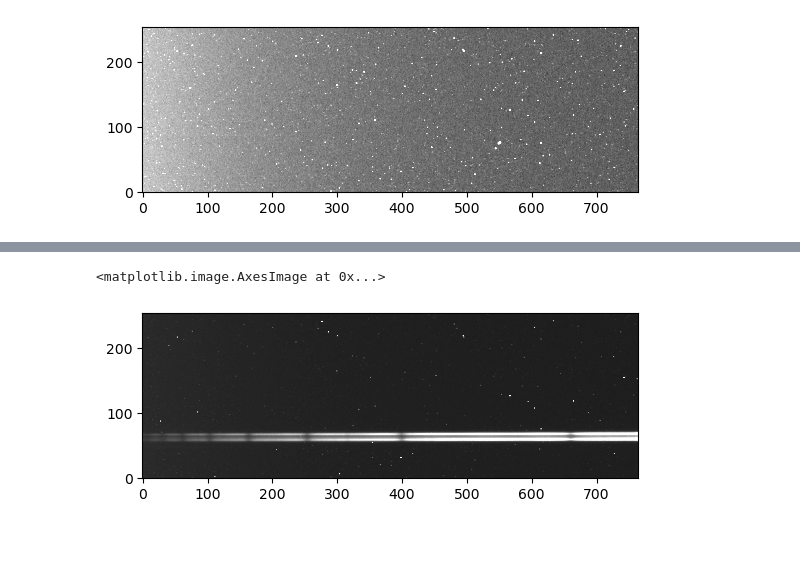
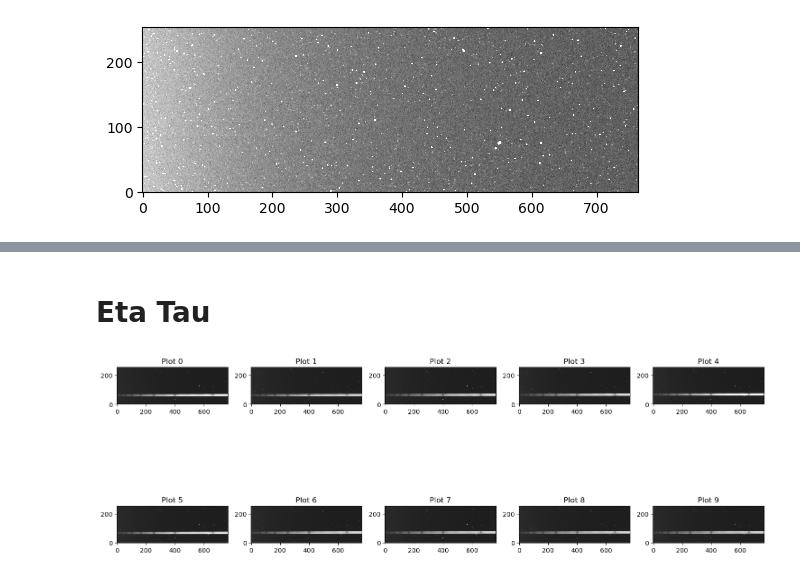
Before and after one commit to Zhengjingyi0823/AST443-Group5, a Jupyter notebook: AST443_lab3.ipynb, the cells around one changed output, grey strips where cells are left out. Drawn from its saved outputs; the diff is of its cells as text; code cells hidden in the pictures; blank space fills up the shorter version.

```diff
--- a/AST443_lab3.ipynb
+++ b/AST443_lab3.ipynb
@@ -72,0 +119,3 @@ plt.imshow(raw_darks_120[2], vmin=np.mean(raw_darks_120[2])-np.std(raw_darks_120
+# %%
+#Average the dark frames to create the master dark
+master_dark = np.median(raw_darks_120, axis=0)
@@ -74,7 +374,7 @@ plt.imshow(raw_darks_120[2], vmin=np.mean(raw_darks_120[2])-np.std(raw_darks_120
 #Open the 20tau light frame files and extract the data
 raw_20tau=[]
 
-for i in range(12):
+for i in range(10):
     if i < 10:
         tau20_file = f'{ownerpath}/Lab 3/20tau/pleiades_light/20tau_light_120s_.0000000{i}.FIT'
     elif i < 20 :
@@ -88,0 +427,19 @@ plt.imshow(raw_20tau[2], vmin=np.mean(raw_20tau[2])-(2*np.std(raw_20tau[2])),vma
+# %%
+# All light frames of 20 Tau
+fig, axes = plt.subplots(2, 5, figsize=(15, 9))  # 2 rows, 5 columns
+
+# Loop through each image and display it on a subplot
+for i, ax in enumerate(axes.flat):
+    if i < len(raw_20tau_cut):  # Ensure we're not going out of bounds
+        ax.imshow(
+            raw_20tau_cut[i],
+            vmin=np.mean(raw_20tau_cut[i]) - (2 * np.std(raw_20tau_cut[i])),
+            vmax=np.mean(raw_20tau_cut[i]) + (2 * np.std(raw_20tau_cut[i])),
+            cmap='gray',
+            origin='lower'
+        )
+        ax.set_title(f"File {i}")  # Title for each subplot
+        #ax.axis('off')  # Optionally hide the axis for cleaner look
+
+plt.tight_layout()  # Adjust spacing for a nicer layout
+plt.show()
@@ -88,0 +448,5 @@ plt.imshow(raw_20tau[2], vmin=np.mean(raw_20tau[2])-(2*np.std(raw_20tau[2])),vma
+# %%
+darksubtracted_20tau = []
+for i in range(10):
+    dark_sub=raw_20tau_cut[i]-darks_20tau_cut[i]
+    darksubtracted_20tau.append(dark_sub)
@@ -89,3 +493,5 @@ plt.imshow(raw_20tau[2], vmin=np.mean(raw_20tau[2])-(2*np.std(raw_20tau[2])),vma
+# %% [markdown]
+# Eta Tau
 # %%
 #Open the etatau light frame files and extract the data
 raw_etatau=[]
@@ -95,7 +501,19 @@ for i in range(10):
     taueta_file_data=fits.open(taueta_file)
     raw_etatau.append(taueta_file_data[0].data)
 # %%
-plt.imshow(raw_etatau[2], vmin=np.mean(raw_etatau[2])-np.std(raw_etatau[2]),vmax=np.mean(raw_etatau[2])+(5*np.std(raw_etatau[2])), cmap='gray', origin='lower')
+# All 10 light frames of eta Tau
+fig, axes = plt.subplots(2, 5, figsize=(15, 8))  # 2 rows, 5 columns grid for 10 plots
+axes = axes.ravel()  # Flatten the 2D array of axes to make indexing easier
+
+for i in range(10):  # Loop through the 10 indices (0 to 9)
+    axes[i].imshow(raw_etatau[i],
+                   vmin=np.mean(raw_etatau[i]) - np.std(raw_etatau[i]),
+                   vmax=np.mean(raw_etatau[i]) + (5 * np.std(raw_etatau[i])),
+                   cmap='gray', origin='lower')
+    axes[i].set_title(f"Plot {i}")  # Optionally, label each subplot
+    #axes[i].axis('off')  # Turn off axis for better visualization
+
+plt.tight_layout()  # Adjust layout to prevent overlap
+plt.show()
 # %% [output]
-<matplotlib.image.AxesImage at 0x...>
-[figure, old version]
+[figure, new version]
```
Also changed, not shown: parts of 47 cells of this notebook.
